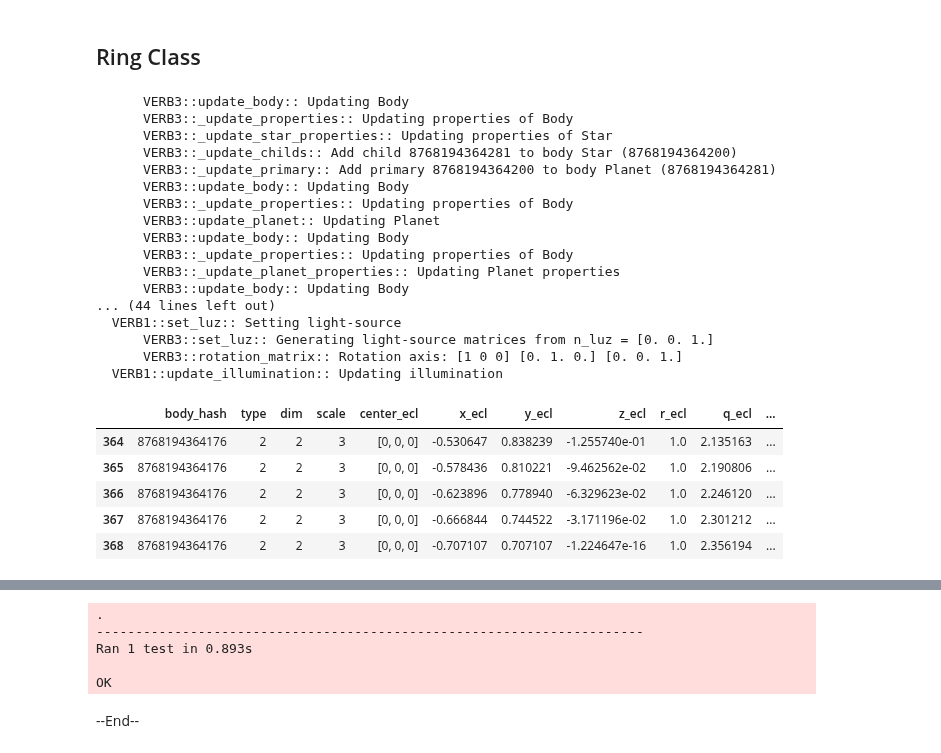
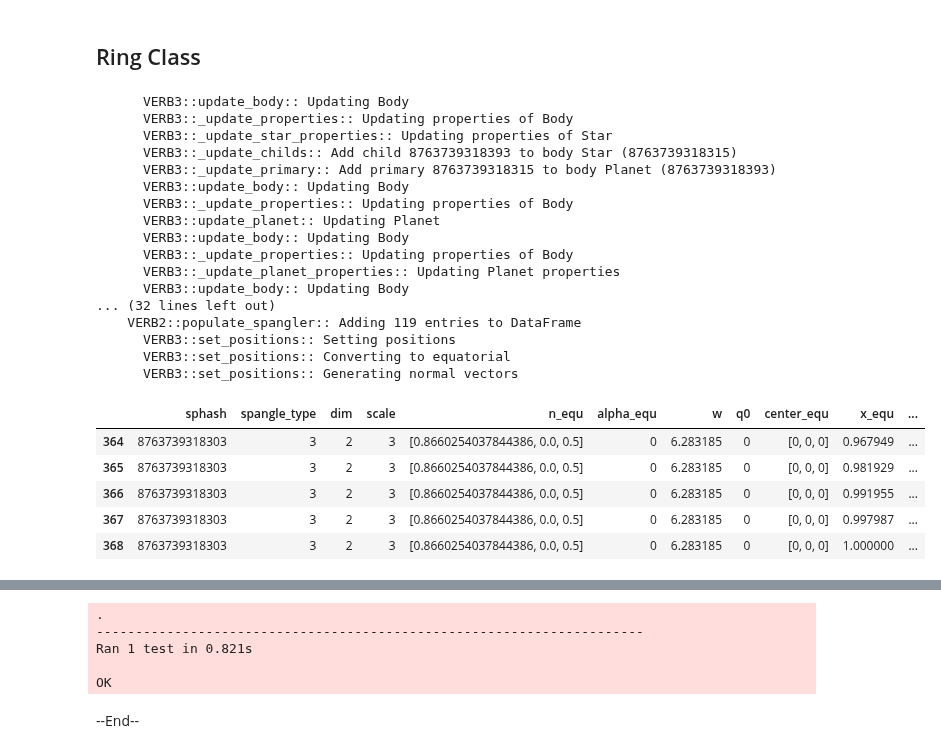
Before and after one commit to seap-udea/pryngles, a Jupyter notebook: dev/pryngles-body.ipynb, the cells around one changed output, grey strips where cells are left out. Drawn from its saved outputs; the diff is of its cells as text; code cells hidden in the pictures.

```diff
--- a/dev/pryngles-body.ipynb
+++ b/dev/pryngles-body.ipynb
@@ -308,8 +306,9 @@ if IN_JUPYTER:
         B=Body("Body",BODY_DEFAULTS,None,hash='B',m=2,c=2)
         B.spangle_body()
 
-        print_df(B.sp.data.tail())
-        B.sp.plot3d()
+        print_df(B.sg.data.tail())
+        B.sg.update_simple_state()
+        B.sg.plot3d()
 
         Verbose.VERBOSITY=VERB_NONE
 
@@ -506,11 +522,15 @@ These are the default attributes for bodies of the kind 'Planet'.
 PLANET_DEFAULTS=deepcopy(BODY_DEFAULTS)
 PLANET_DEFAULTS.update(odict(
 
-    #Orbit
+    #Orbit: update
+    #Same as Body
+    a=1,
+    e=0,
 
-    #Physics
+    #Physics: update
+    #Same as Body
 
-    #Optical
+    #Optical: update
     spangle_type=SOLID_SPANGLE,
     geometry="sphere",
 
@@ -565,7 +585,19 @@ class Planet(Body):
         self.update_planet(**props)
 
     def _update_planet_properties(self):
+        """Update specific properties of the star
+
+        Properties to update:
+
+            norm_limb_darkening: float:
+                Limb darkening function normalization.
+                Requires: limb_coefs.
+
+        """
         verbose(VERB_VERIFY,"Updating Planet properties")
+
+        #Semilatus rectum
+        self.p=self.a*(1-self.e**2)
 
     def update_planet(self,**pars):
         verbose(VERB_VERIFY,"Updating Planet")
@@ -583,7 +615,7 @@ if IN_JUPYTER:
         self.assertRaises(ValueError,lambda:Planet())
 
         P=Planet(primary=S)
-        print(P.hash)
+        print(P.bhash)
 
         #Check derived properties
         self.assertEqual(np.isclose([P.wrot],
@@ -591,15 +623,19 @@ if IN_JUPYTER:
                                     rtol=1e-7),
                          [True]*1)
 
-        P.update_planet(a=5,rho=0.2)
+        #Check a non-existing property
+        P.update_planet(a=5,e=0.5,rho=0.2)
+        print(P)
 
         #Check exception: primary could not be different from None or Body
         self.assertRaises(AssertionError,lambda:Planet(primary="Nada"))
 
         P.update_body(nspangles=250)
         P.spangle_body()
-        print_df(P.sp.data.tail())
-        P.sp.plot3d()
+        print_df(P.sg.data.tail())
+
+        P.sg.update_simple_state()
+        P.sg.plot3d()
 
         Verbose.VERBOSITY=VERB_NONE
 
@@ -735,54 +790,54 @@ if IN_JUPYTER:
         Verbose.VERBOSITY=VERB_ALL
 
         #Define first star and planet
         S=Star()
         P=Planet(primary=S)
 
         self.assertRaises(ValueError,lambda:Ring())
         R=Ring(primary=P)
 
         R.update_ring(fe=3)
         print(R)
 
-        R.update_body(nspangles=250,i=30*Consts.deg,roll=45*Consts.deg)
+        R.update_body(nspangles=250,i=60*Consts.deg,roll=0*Consts.deg)
         R.spangle_body()
-        print_df(R.sp.data.tail())
-        R.sp.plot3d()
+        print_df(R.sg.data.tail())
+        R.sg.plot3d()
 
         Verbose.VERBOSITY=VERB_NONE
 
     class Test(unittest.TestCase):pass
     Test.test_ring=test_ring
     unittest.main(argv=['first-arg-is-ignored'],exit=False)
 # %% [output]
       VERB3::update_body:: Updating Body
       VERB3::_update_properties:: Updating properties of Body
       VERB3::_update_star_properties:: Updating properties of Star
-      VERB3::_update_childs:: Add child 8768194364281 to body Star (8768194364200)
-      VERB3::_update_primary:: Add primary 8768194364200 to body Planet (8768194364281)
+      VERB3::_update_childs:: Add child 8763739318393 to body Star (8763739318315)
+      VERB3::_update_primary:: Add primary 8763739318315 to body Planet (8763739318393)
       VERB3::update_body:: Updating Body
       VERB3::_update_properties:: Updating properties of Body
       VERB3::update_planet:: Updating Planet
       VERB3::update_body:: Updating Body
       VERB3::_update_properties:: Updating properties of Body
       VERB3::_update_planet_properties:: Updating Planet properties
       VERB3::update_body:: Updating Body
-... (44 lines left out)
-  VERB1::set_luz:: Setting light-source
-      VERB3::set_luz:: Generating light-source matrices from n_luz = [0. 0. 1.]
-      VERB3::rotation_matrix:: Rotation axis: [1 0 0] [0. 1. 0.] [0. 0. 1.]
-  VERB1::update_illumination:: Updating illumination
+... (32 lines left out)
+    VERB2::populate_spangler:: Adding 119 entries to DataFrame
+      VERB3::set_positions:: Setting positions
+      VERB3::set_positions:: Converting to equatorial
+      VERB3::set_positions:: Generating normal vectors
-|  | body_hash | type | dim | scale | center_ecl | x_ecl | y_ecl | z_ecl | r_ecl | q_ecl | ... |
-| 364 | 8768194364176 | 2 | 2 | 3 | [0, 0, 0] | -0.530647 | 0.838239 | -1.255740e-01 | 1.0 | 2.135163 | ... |
-| 365 | 8768194364176 | 2 | 2 | 3 | [0, 0, 0] | -0.578436 | 0.810221 | -9.462562e-02 | 1.0 | 2.190806 | ... |
-| 366 | 8768194364176 | 2 | 2 | 3 | [0, 0, 0] | -0.623896 | 0.778940 | -6.329623e-02 | 1.0 | 2.246120 | ... |
-| 367 | 8768194364176 | 2 | 2 | 3 | [0, 0, 0] | -0.666844 | 0.744522 | -3.171196e-02 | 1.0 | 2.301212 | ... |
-| 368 | 8768194364176 | 2 | 2 | 3 | [0, 0, 0] | -0.707107 | 0.707107 | -1.224647e-16 | 1.0 | 2.356194 | ... |
+|  | sphash | spangle_type | dim | scale | n_equ | alpha_equ | w | q0 | center_equ | x_equ | ... |
+| 364 | 8763739318303 | 3 | 2 | 3 | [0.8660254037844386, 0.0, 0.5] | 0 | 6.283185 | 0 | [0, 0, 0] | 0.967949 | ... |
+| 365 | 8763739318303 | 3 | 2 | 3 | [0.8660254037844386, 0.0, 0.5] | 0 | 6.283185 | 0 | [0, 0, 0] | 0.981929 | ... |
+| 366 | 8763739318303 | 3 | 2 | 3 | [0.8660254037844386, 0.0, 0.5] | 0 | 6.283185 | 0 | [0, 0, 0] | 0.991955 | ... |
+| 367 | 8763739318303 | 3 | 2 | 3 | [0.8660254037844386, 0.0, 0.5] | 0 | 6.283185 | 0 | [0, 0, 0] | 0.997987 | ... |
+| 368 | 8763739318303 | 3 | 2 | 3 | [0.8660254037844386, 0.0, 0.5] | 0 | 6.283185 | 0 | [0, 0, 0] | 1.000000 | ... |
 [interactive output not drawn]
 [interactive output not drawn]
 .
 ----------------------------------------------------------------------
-Ran 1 test in 0.893s
+Ran 1 test in 0.821s
 
 OK
 # %% [markdown]
```
Also changed, not shown: parts of 16 cells of this notebook, 13 other files.
